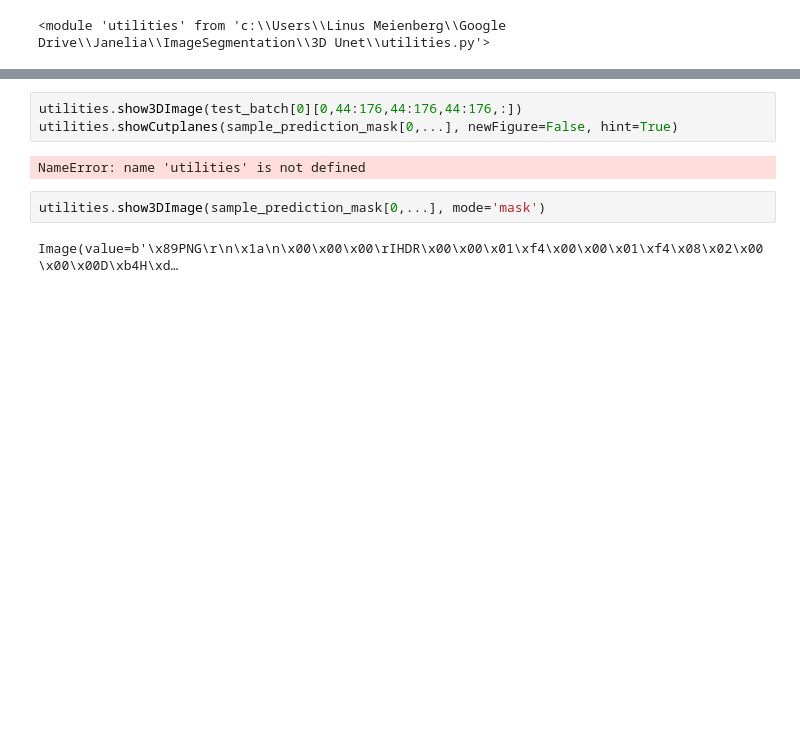
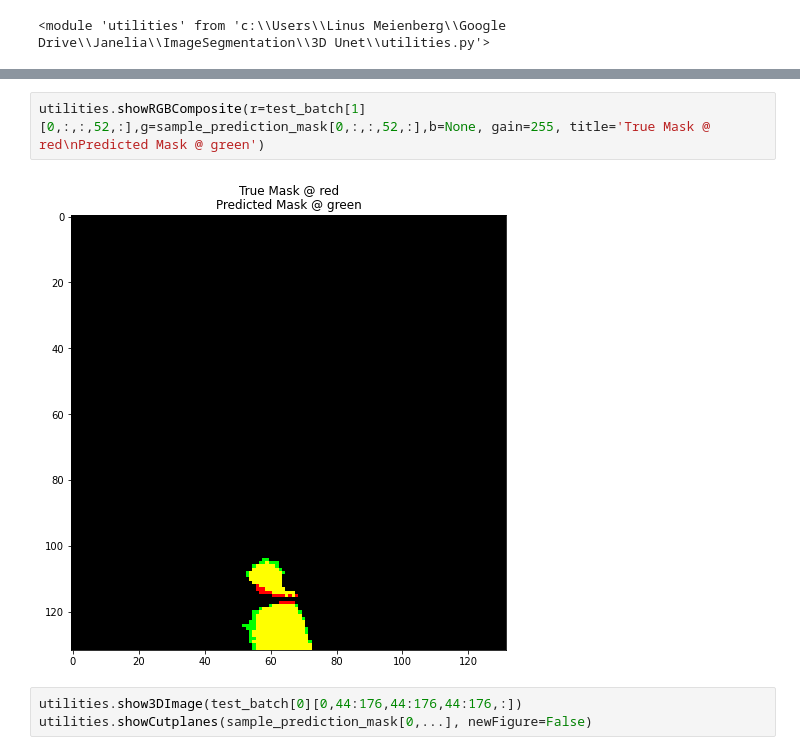
Before and after one commit to randomstructures/ExLSM-Image-Segmentation, a Jupyter notebook: 3D Unet/main.ipynb, the cells around one changed output, grey strips where cells are left out. Drawn from its saved outputs; the diff is of its cells as text; blank space fills up the shorter version.

```diff
--- a/3D Unet/main.ipynb
+++ b/3D Unet/main.ipynb
@@ -261,9 +276,7 @@ utilities.showZSlices(sample_prediction[0], channel=1, title='Foreground probabi
+# %%
+utilities.showRGBComposite(r=test_batch[1][0,:,:,52,:],g=sample_prediction_mask[0,:,:,52,:],b=None, gain=255, title='True Mask @ red\nPredicted Mask @ green')
+# %% [output]
+[figure, added]
 # %%
 utilities.show3DImage(test_batch[0][0,44:176,44:176,44:176,:])
-utilities.showCutplanes(sample_prediction_mask[0,...], newFigure=False, hint=True)
+utilities.showCutplanes(sample_prediction_mask[0,...], newFigure=False)
-# %% [output]
-NameError: name 'utilities' is not defined
-# %%
-utilities.show3DImage(sample_prediction_mask[0,...], mode='mask')
-# %% [output]
-Image(value=b'\x89PNG\r\n\x1a\n\x00\x00\x00\rIHDR\x00\x00\x01\xf4\x00\x00\x01\xf4\x08\x02\x00\x00\x00D\xb4H\xd…
```
Also changed, not shown: parts of 6 cells of this notebook.
